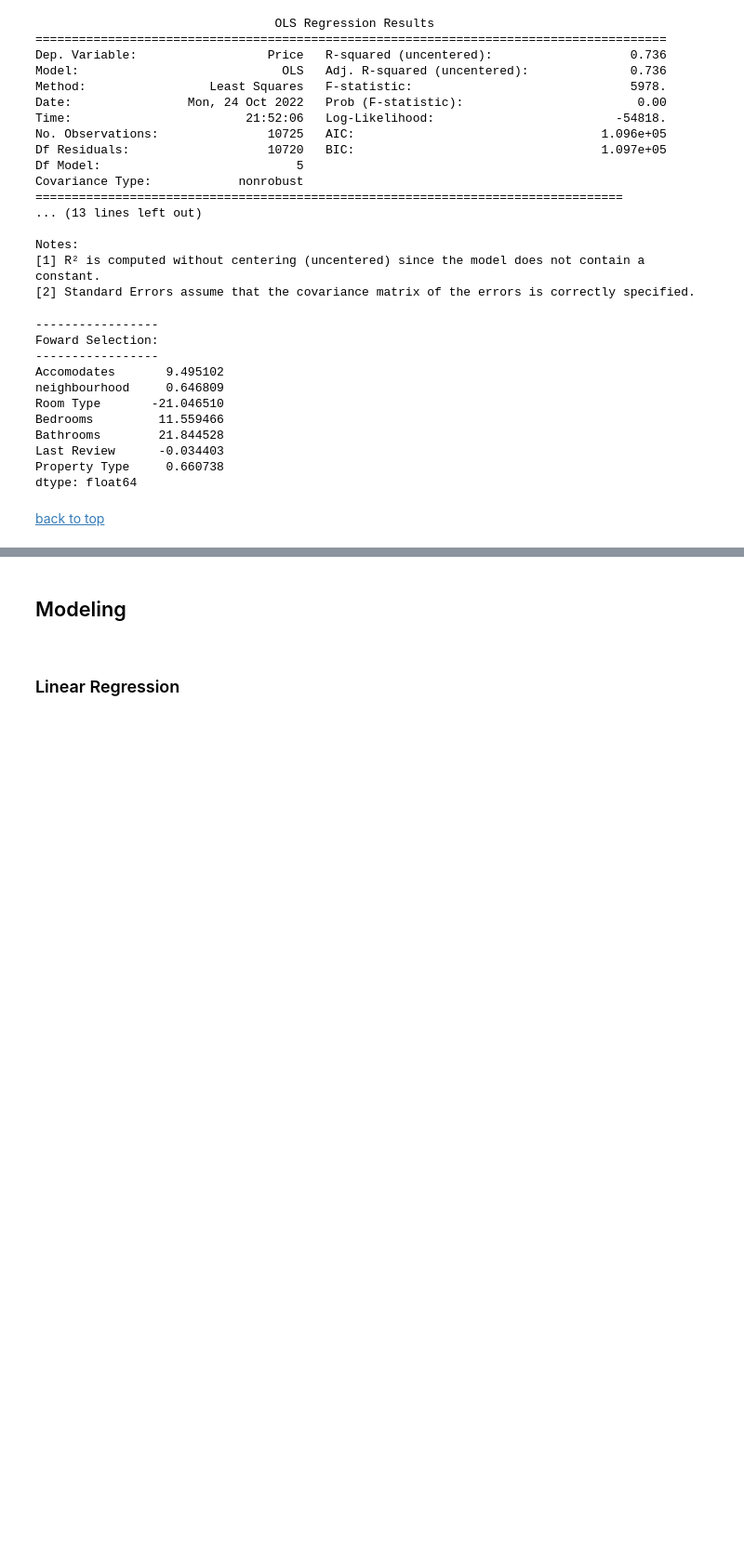
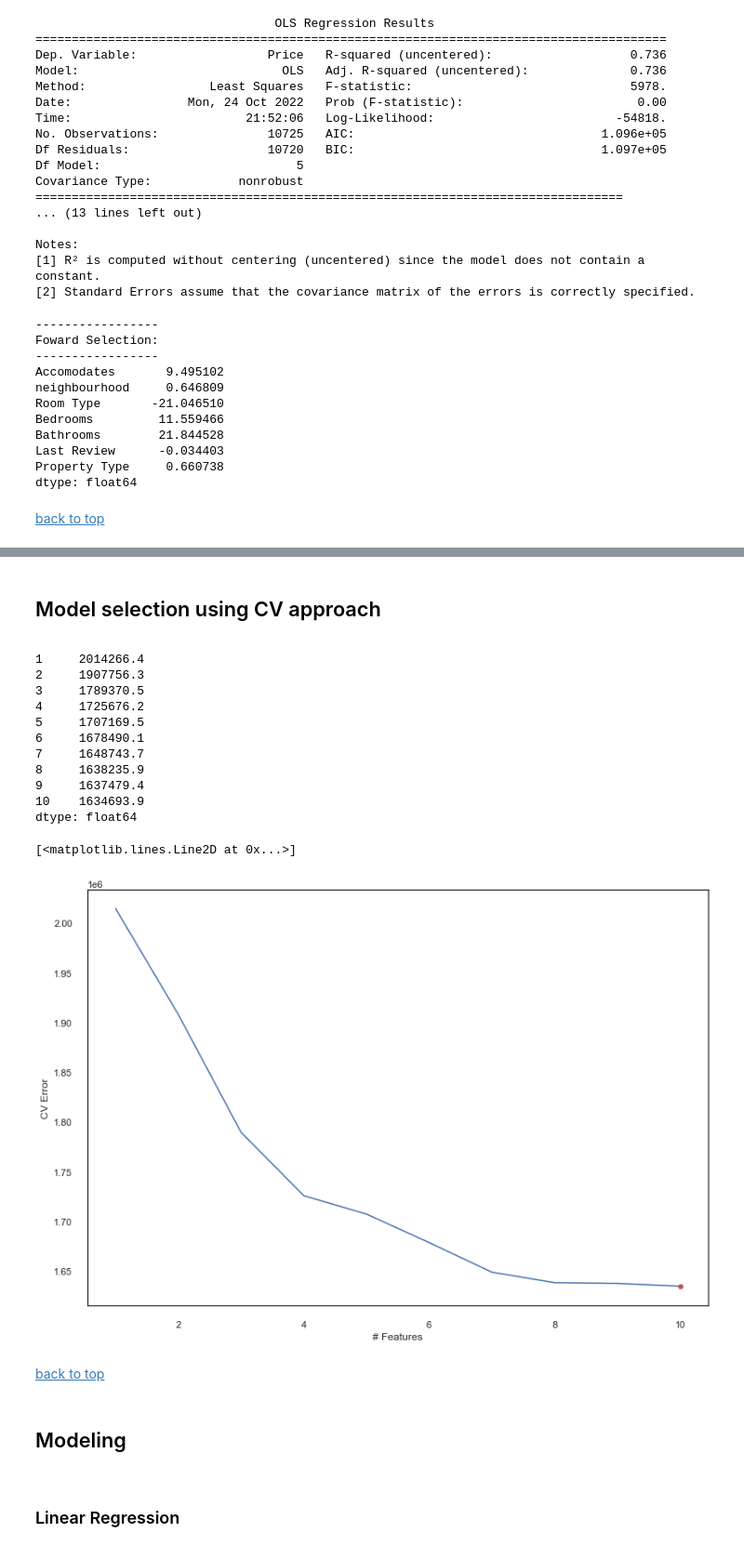
Before and after one commit to flaviendeseure/Airbnb_berlin_price_prediction, a Jupyter notebook: Projet - Airbnb Berlin Price Prediction.ipynb, the cells around one changed output, grey strips where cells are left out. Shown at 93% size. Drawn from its saved outputs; the diff is of its cells as text; code cells hidden in the pictures; blank space fills up the shorter version.

```diff
--- a/Projet - Airbnb Berlin Price Prediction.ipynb
+++ b/Projet - Airbnb Berlin Price Prediction.ipynb
@@ -1900,0 +1973,21 @@ dtype: float64
+# %% [markdown]
+<a name="model_selection">
+
+## Model selection using CV approach
+# %%
+# Number of folds
+K = 10
+np.random.seed(seed=1)
+folds = np.random.choice(K, size = len(y_train), replace = True)
+
+# Create a DataFrame to store the results of our upcoming calculations
+cv_errors = pd.DataFrame(columns=range(1,K+1), index=range(1,len(X_train_encoded1.columns)))
+cv_errors = cv_errors.fillna(0)
+# %%
+def processSubset2(feature_set, X_train, y_train, X_test, y_test):
+    # Fit OLS model on feature_set (from train)
+    model = sm.OLS(y_train,X_train[list(feature_set)])
+    regr = model.fit()
+    # Compute RSS using model predictions on feature_set (from test) and the true test value of the target
+    RSS = ((regr.predict(X_test[list(feature_set)]) - y_test) ** 2).sum()
+    return {"model":regr, "RSS":RSS}
@@ -1901,3 +2013,47 @@ dtype: float64
+# %%
+models_cv = pd.DataFrame(columns=["RSS", "model"])
+
+# Outer loop iterates over all folds
+for k in range(1,K+1):
+
+    # Reset features
+    features = []
+
+    # Inner loop iterates over each size i
+    for i in range(1,len(X_train_encoded1.columns)+1):
+
+        # The perform forward selection on the full dataset minus the kth fold, test on kth fold
+        models_cv.loc[i] = forwardCV(features, X_train_encoded1[folds != (k-1)], y_train[folds != (k-1)], X_train_encoded1[folds == (k-1)], y_train[folds == (k-1)])
+
+        # Save the cross-validated error for this fold
+        cv_errors[k][i] = models_cv.loc[i]["RSS"]
+
+        # Extract the features
+        features = models_cv.loc[i]["model"].model.exog_names
+# %%
+cv_mean = cv_errors.apply(np.mean, axis=1)
+print(cv_mean)
+
+plt.plot(cv_mean)
+plt.xlabel('# Features')
+plt.ylabel('CV Error')
+plt.plot(cv_mean.argmin()+1, cv_mean.min(), "or")
+# %% [output]
+1     2014266.4
+2     1907756.3
+3     1789370.5
+4     1725676.2
+5     1707169.5
+6     1678490.1
+7     1648743.7
+8     1638235.9
+9     1637479.4
+10    1634693.9
+dtype: float64
+[<matplotlib.lines.Line2D at 0x...>]
+[figure, added]
+# %% [markdown]
+<a href="#top">back to top</a>
 # %% [markdown]
 <a name="modeling">
 
```
Also changed, not shown: parts of 8 cells of this notebook.
